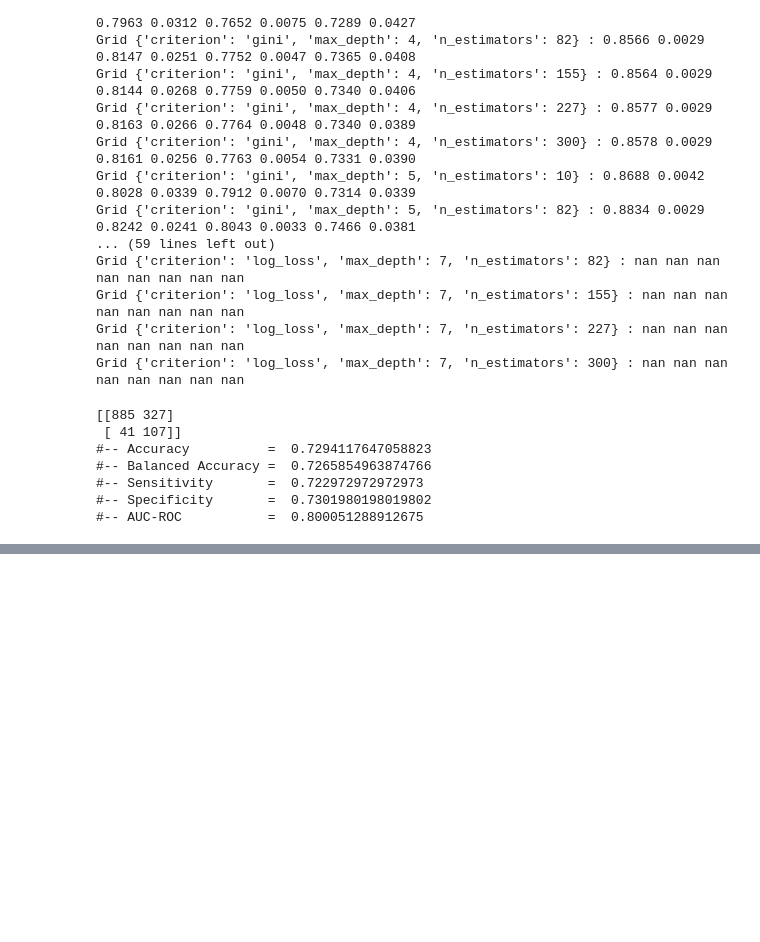
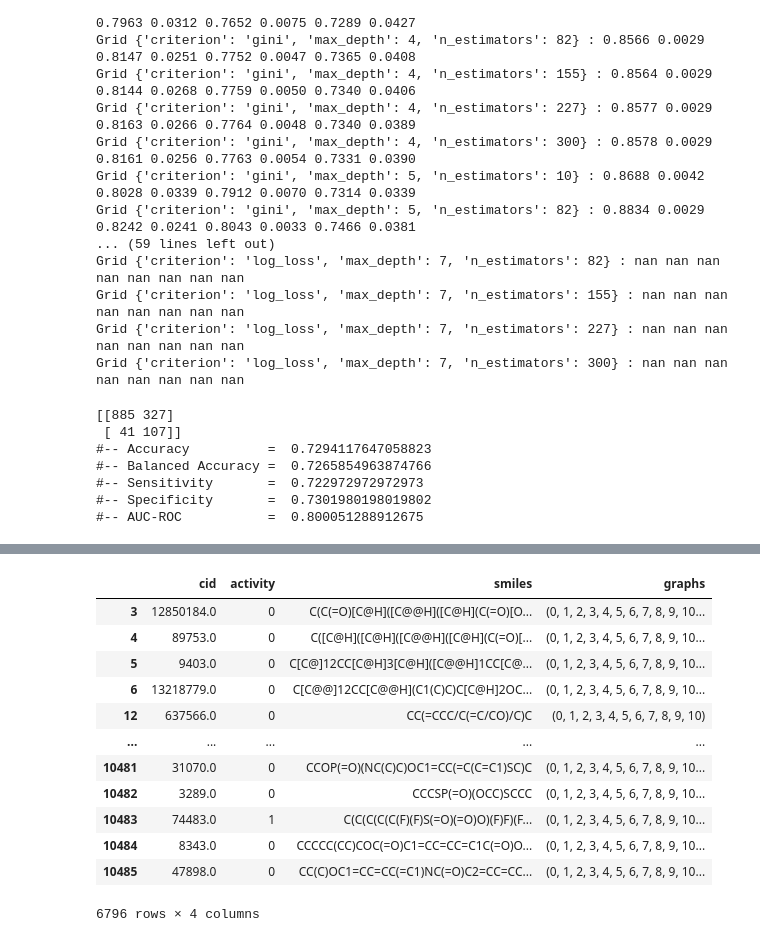
Before and after one commit to cosmina98/PhD, a Jupyter notebook: cids_and_sids_from_pubchem_ML.ipynb, the cells around one changed output, grey strips where cells are left out. Saved outputs shown, nothing was run; the diff lists cells and outputs as text; code cells hidden in the pictures; blank space fills up the shorter version.

```diff
--- a/cids_and_sids_from_pubchem_ML.ipynb
+++ b/cids_and_sids_from_pubchem_ML.ipynb
@@ -494,0 +718,16 @@ print("#-- AUC-ROC           = ", auc)
+# %%
+df3
+# %% [output]
+|  | cid | activity | smiles | graphs |
+| 3 | 12850184.0 | 0 | C(C(=O)[C@H]([C@@H]([C@H](C(=O)[O... | (0, 1, 2, 3, 4, 5, 6, 7, 8, 9, 10... |
+| 4 | 89753.0 | 0 | C([C@H]([C@H]([C@@H]([C@H](C(=O)[... | (0, 1, 2, 3, 4, 5, 6, 7, 8, 9, 10... |
+| 5 | 9403.0 | 0 | C[C@]12CC[C@H]3[C@H]([C@@H]1CC[C@... | (0, 1, 2, 3, 4, 5, 6, 7, 8, 9, 10... |
+| 6 | 13218779.0 | 0 | C[C@@]12CC[C@@H](C1(C)C)C[C@H]2OC... | (0, 1, 2, 3, 4, 5, 6, 7, 8, 9, 10... |
+| 12 | 637566.0 | 0 | CC(=CCC/C(=C/CO)/C)C | (0, 1, 2, 3, 4, 5, 6, 7, 8, 9, 10) |
+| ... | ... | ... | ... | ... |
+| 10481 | 31070.0 | 0 | CCOP(=O)(NC(C)C)OC1=CC(=C(C=C1)SC)C | (0, 1, 2, 3, 4, 5, 6, 7, 8, 9, 10... |
+| 10482 | 3289.0 | 0 | CCCSP(=O)(OCC)SCCC | (0, 1, 2, 3, 4, 5, 6, 7, 8, 9, 10... |
+| 10483 | 74483.0 | 1 | C(C(C(C(C(F)(F)S(=O)(=O)O)(F)F)(F... | (0, 1, 2, 3, 4, 5, 6, 7, 8, 9, 10... |
+| 10484 | 8343.0 | 0 | CCCCC(CC)COC(=O)C1=CC=CC=C1C(=O)O... | (0, 1, 2, 3, 4, 5, 6, 7, 8, 9, 10... |
+| 10485 | 47898.0 | 0 | CC(C)OC1=CC=CC(=C1)NC(=O)C2=CC=CC... | (0, 1, 2, 3, 4, 5, 6, 7, 8, 9, 10... |
+6796 rows × 4 columns
```
Also changed, not shown: parts of 27 cells of this notebook.
